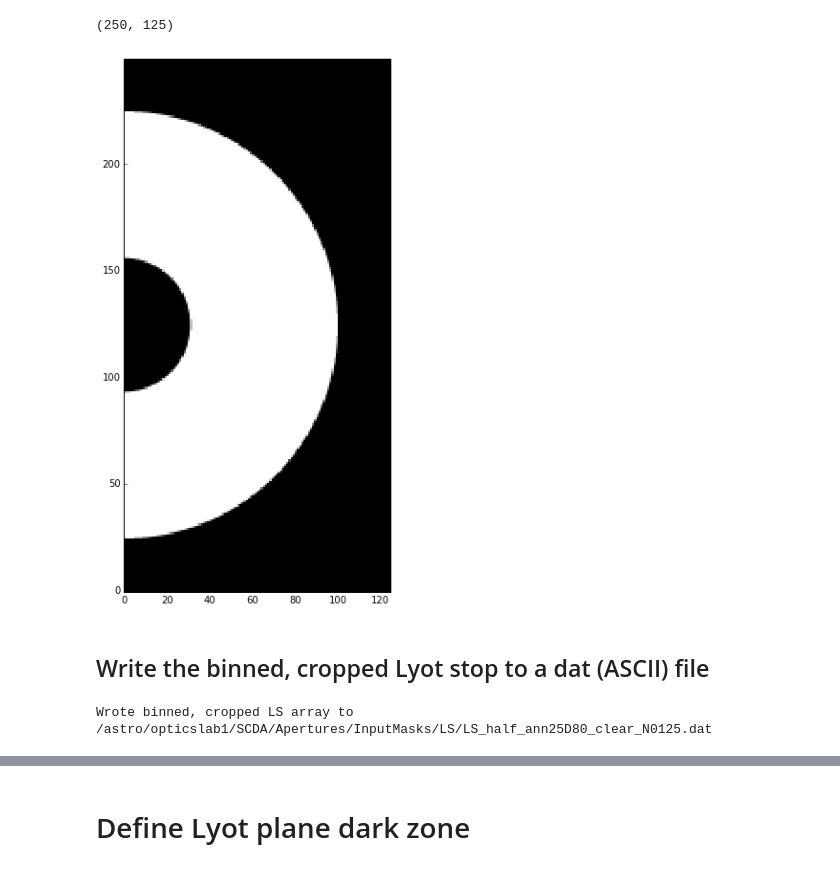
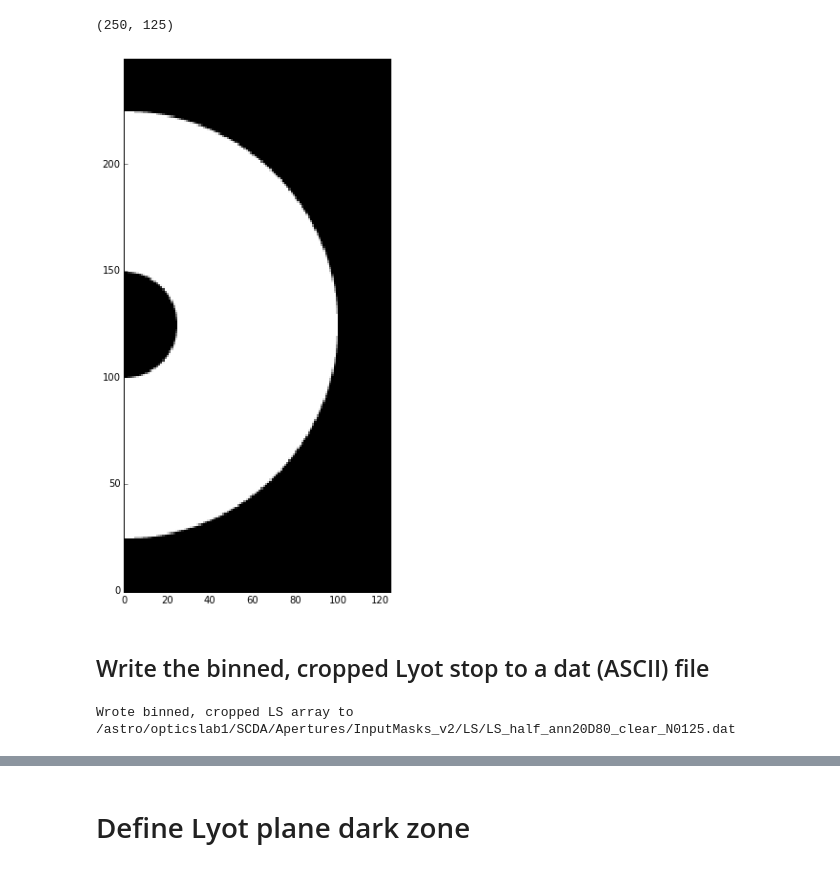
Before and after one commit to neilzim/SCDA, a Jupyter notebook: make_Lyotstop_obs0.ipynb, the cells around one changed output, grey strips where cells are left out. Drawn from its saved outputs; the diff is of its cells as text; code cells hidden in the pictures.

```diff
--- a/make_Lyotstop_obs0.ipynb
+++ b/make_Lyotstop_obs0.ipynb
@@ -13,12 +20,13 @@ Populating the interactive namespace from numpy and matplotlib
 # %% [markdown]
 ## Set basic parameters
 # %%
+overwrite = False
 N = 125 # pupil array quadrant width after binning
-iD = 25
+iD = 20
 oD = 80
-aligntol = 3 # units of thousandths of pupil diameter
+aligntol = 5 # units of thousandths of pupil diameter
 L = 1000 # starting array width
 D = 1000 # starting pupil diameter
-symm = 'half'
+symm = 'half' # set to either 'quart' or 'half'
 # %%
 #LS_dir = os.path.abspath("../InputMasks/LS")
@@ -80,14 +89,14 @@ else:
 # %%
 if symm is 'half':
     plt.figure(figsize=(20,10))
     #plt.imshow(Lyot_stop_binned_crop_binary)
     plt.imshow(Lyot_stop_binned_crop)
 else:
     plt.figure(figsize=(10,10))
-    plt.imshow(Lyot_stop_binned_crop_binary)
-    #plt.imshow(np.floor(Lyot_stop_binned_crop))
+    plt.imshow(Lyot_stop_binned_crop)
+    #plt.imshow(Lyot_stop_binned_crop_binary)
 # %% [output]
-[figure, old version]
+[figure, new version]
 # %% [markdown]
 ## Write the binned, cropped Lyot stop to a dat (ASCII) file
 # %%
@@ -100,14 +109,14 @@ else:
 
 LS_dat_fname = os.path.join(LS_dir, LS_dat_fname_tail)
 
-if not os.path.exists(LS_dat_fname):
+if not os.path.exists(LS_dat_fname) or overwrite==True:
     np.savetxt(LS_dat_fname, Lyot_stop_binned_crop, fmt='%.6f', delimiter=" ")
     #np.savetxt(LS_dat_fname, Lyot_stop_binned_crop_binary, fmt='%d', delimiter=" ")
     print("Wrote binned, cropped LS array to {0:s}".format(LS_dat_fname))
 else:
     print("LS array {0:s} already exists, will not overwrite".format(LS_dat_fname))
 # %% [output]
-Wrote binned, cropped LS array to /astro/opticslab1/SCDA/Apertures/InputMasks/LS/LS_half_ann25D80_clear_N0125.dat
+Wrote binned, cropped LS array to /astro/opticslab1/SCDA/Apertures/InputMasks_v2/LS/LS_half_ann20D80_clear_N0125.dat
 # %%
 #if os.path.exists(LS_dat_fname): os.remove(LS_dat_fname)
 # %%
```
Also changed, not shown: parts of 11 cells of this notebook.
